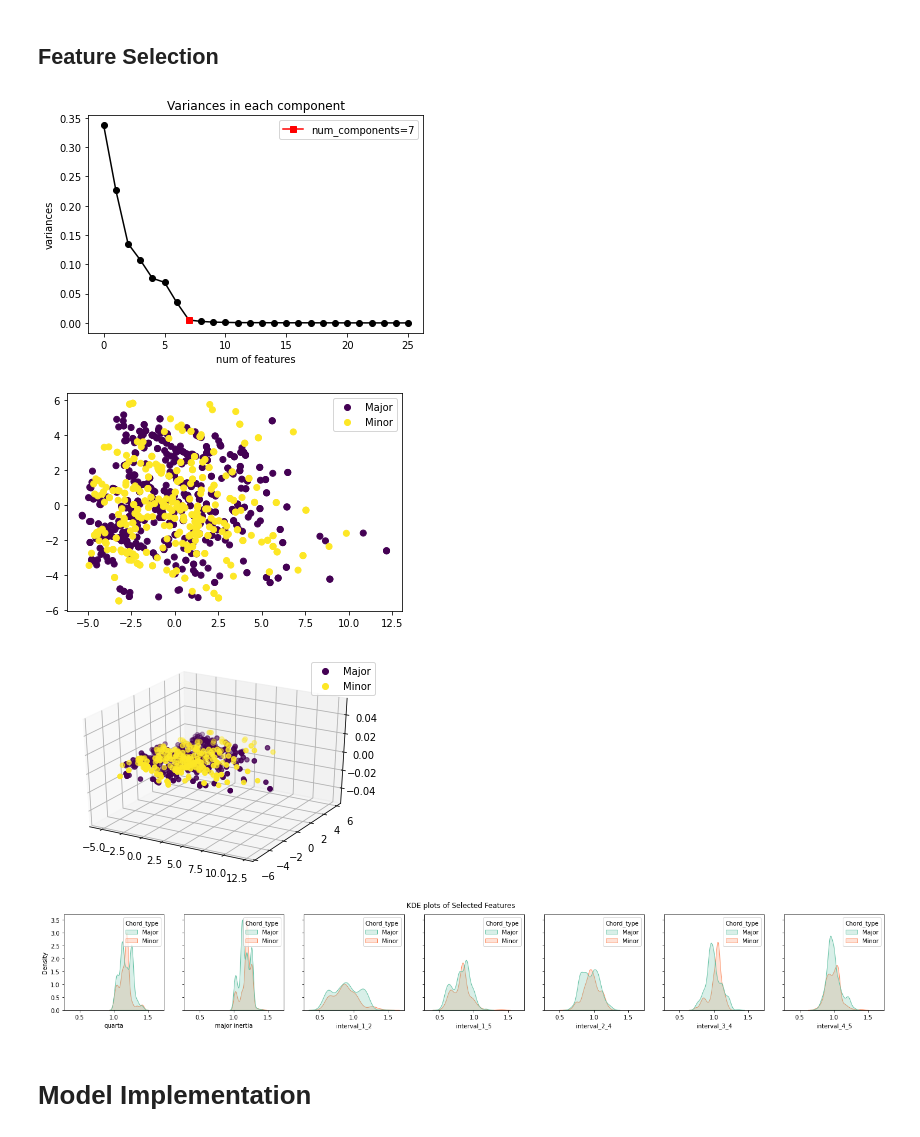
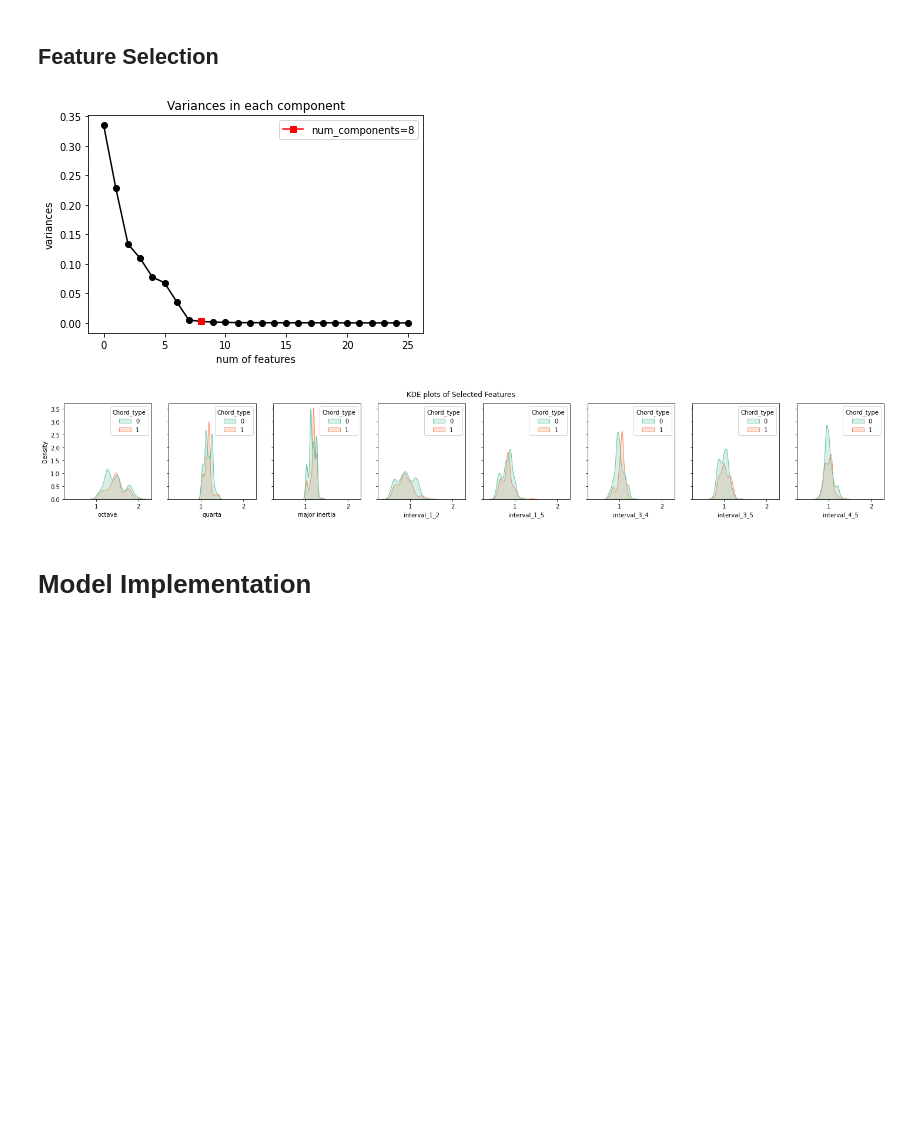
Before and after one commit to Aditib2409/EE-541-Project, a Jupyter notebook: chords_classification.ipynb, the cells around one changed output. Cells and saved outputs as stored; diff of their text form; code cells hidden in the pictures; blank space fills up the shorter version.

```diff
--- a/chords_classification.ipynb
+++ b/chords_classification.ipynb
@@ -133,2 +159,4 @@ plot_kde_features(new_list[1:], data)
 # %% [markdown]
 ## Feature Selection
+# %%
+train_x, test_x, train_y, test_y = train_test_split(new_data, data_y, test_size=0.15, random_state=42)
@@ -135,10 +166,9 @@ plot_kde_features(new_list[1:], data)
 # %%
-def get_selected_features(df):
-    data_x = df.drop("Chord_type", axis=1)
+def get_selected_features(df, y, df_test):
+    data_x = df
     normalizer = StandardScaler()
     data_norm = normalizer.fit_transform(data_x)
-    y_pca = np.zeros(len(data_x))
-    y_pca[np.where(df["Chord_type"] == "Minor")] = 1
+
 
     pca = PCA()
     data_pca = pca.fit_transform(data_norm)
@@ -151,32 +181,20 @@ def get_selected_features(df):
 
     for i in range(len(explained_variance)):
         sum_variances = explained_variance[0:i].sum()
-        if sum_variances > 0.98:
+        if sum_variances > 0.99:
             num_components = i
             break
 
     y0 = explained_variance[num_components]
-    plt.plot(num_components, y0, marker='s', color='red', label=f"num_components={x0}")
+    plt.plot(num_components, y0, marker='s', color='red', label=f"num_components={num_components}")
     plt.savefig(f'/content/drive/Shareddrives/EE541Project/Figures/Data Preprocessing/pca_variances.png')
     plt.legend()
 
-    plt.figure()
-    plot = plt.scatter(data_pca[:,0], data_pca[:,1], c=y_pca)
-    plt.legend(handles=plot.legend_elements()[0], labels=['Major', 'Minor'])
-    plt.savefig(f'/content/drive/Shareddrives/EE541Project/Figures/Data Preprocessing/2d_pca.png')
-    plt.show()
-
-    plt.figure()
-    axs = plt.axes(projection='3d')
-    plot = axs.scatter(data_pca[:,0], data_pca[:,1], c=y_pca)
-    plt.legend(handles=plot.legend_elements()[0], labels=['Major', 'Minor'])
-    plt.savefig(f'/content/drive/Shareddrives/EE541Project/Figures/Data Preprocessing/3d_pca.png')
-    plt.show()
 
     ## Recursive feature analysis
     model_tree = RandomForestClassifier(random_state=100, n_estimators=50)
     sel_rfe_tree = RFE(estimator=model_tree, n_features_to_select=num_components, step=1)
-    X_train_rfe_tree = sel_rfe_tree.fit_transform(data_norm, y_pca)
+    X_train_rfe_tree = sel_rfe_tree.fit_transform(data_norm, y)
     sel_feature_indices = sel_rfe_tree.ranking_
     # print(sel_feature_indices)
 
@@ -184,16 +202,13 @@ def get_selected_features(df):
 
     plot_kde(sel_columns, data)
 
-    data_transformed_x = data_x[sel_columns]
+    data_transformed_train = data_x[sel_columns]
+    data_transformed_test = df_test[sel_columns]
 
-    return data_transformed_x
+    return data_transformed_train, data_transformed_test
-# %%
-data_x = get_selected_features(data)
-# %% [output]
-[figure, removed]
-[figure, removed]
-[figure, removed]
-[figure, removed]
-# %%
-train_x, test_x, train_y, test_y = train_test_split(data_x, pd.Series(y_pca), test_size=0.15, random_state=42)
+# %%
+train_x, test_x  = get_selected_features(train_x, train_y, test_x)
+# %% [output]
+[figure, added]
+[figure, added]
 # %%
```
Also changed, not shown: parts of 12 cells of this notebook.
